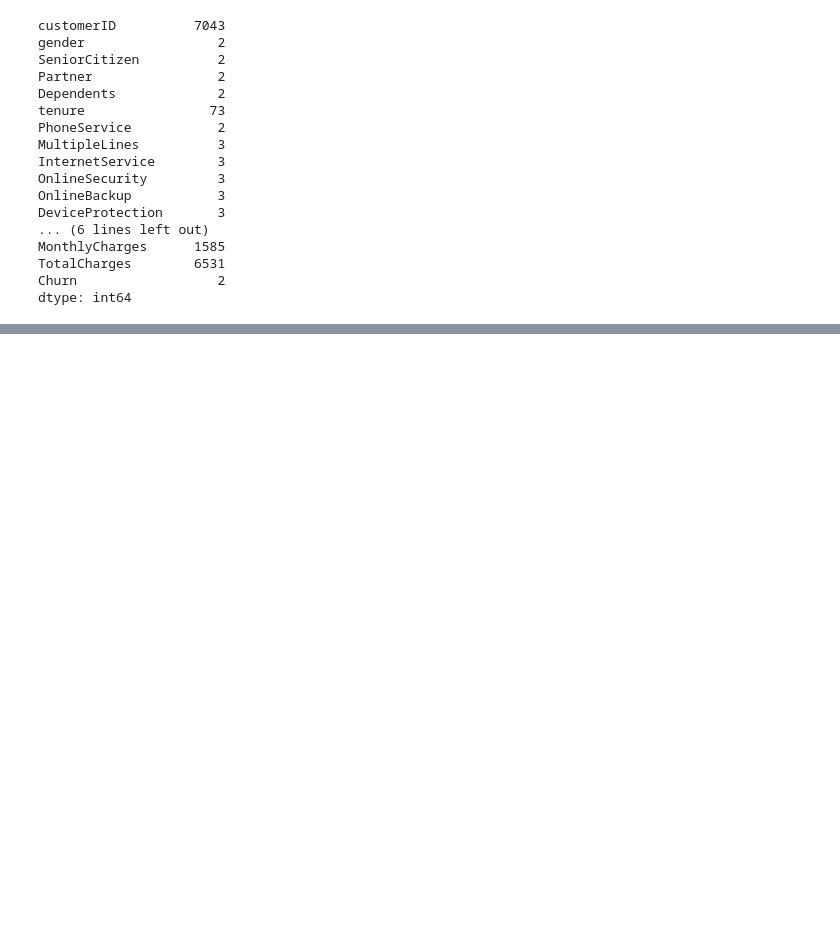
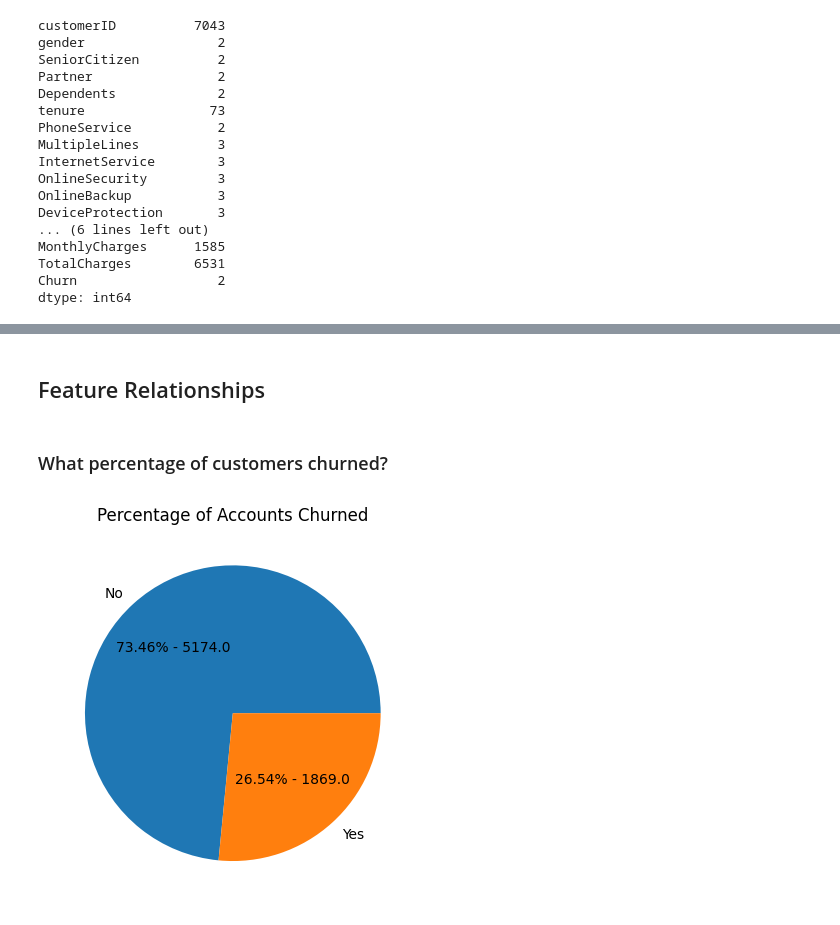
Before and after one commit to cafesmire/notebooks, a Jupyter notebook: telco_customer_churn/telco_customer_churn.ipynb, the cells around one changed output, grey strips where cells are left out. Drawn from its saved outputs; the diff is of its cells as text; code cells hidden in the pictures; blank space fills up the shorter version.

Commit message:
Explore correlations and relationships related to churn

```diff
--- a/telco_customer_churn/telco_customer_churn.ipynb
+++ b/telco_customer_churn/telco_customer_churn.ipynb
@@ -85,0 +95,21 @@ plt.show()
+# %% [markdown]
+## Feature Relationships
+# %% [markdown]
+### What percentage of customers churned?
+# %%
+churned_values = df["Churn"].value_counts()
+labels = df["Churn"].unique()
+total = len(df["Churn"])
+
+def get_autopct(values):
+    def make_autopct(val):
+        a =  np.round(val*total/100, 0)
+        return "{:.2f}% - {}".format(val, a)
+    return make_autopct
+
+
+plt.pie(data=df, x=churned_values, labels=labels, autopct=get_autopct(churned_values))
+plt.title("Percentage of Accounts Churned")
+plt.show()
+# %% [output]
+[figure, added]
```
Also changed, not shown: parts of 13 cells of this notebook.
